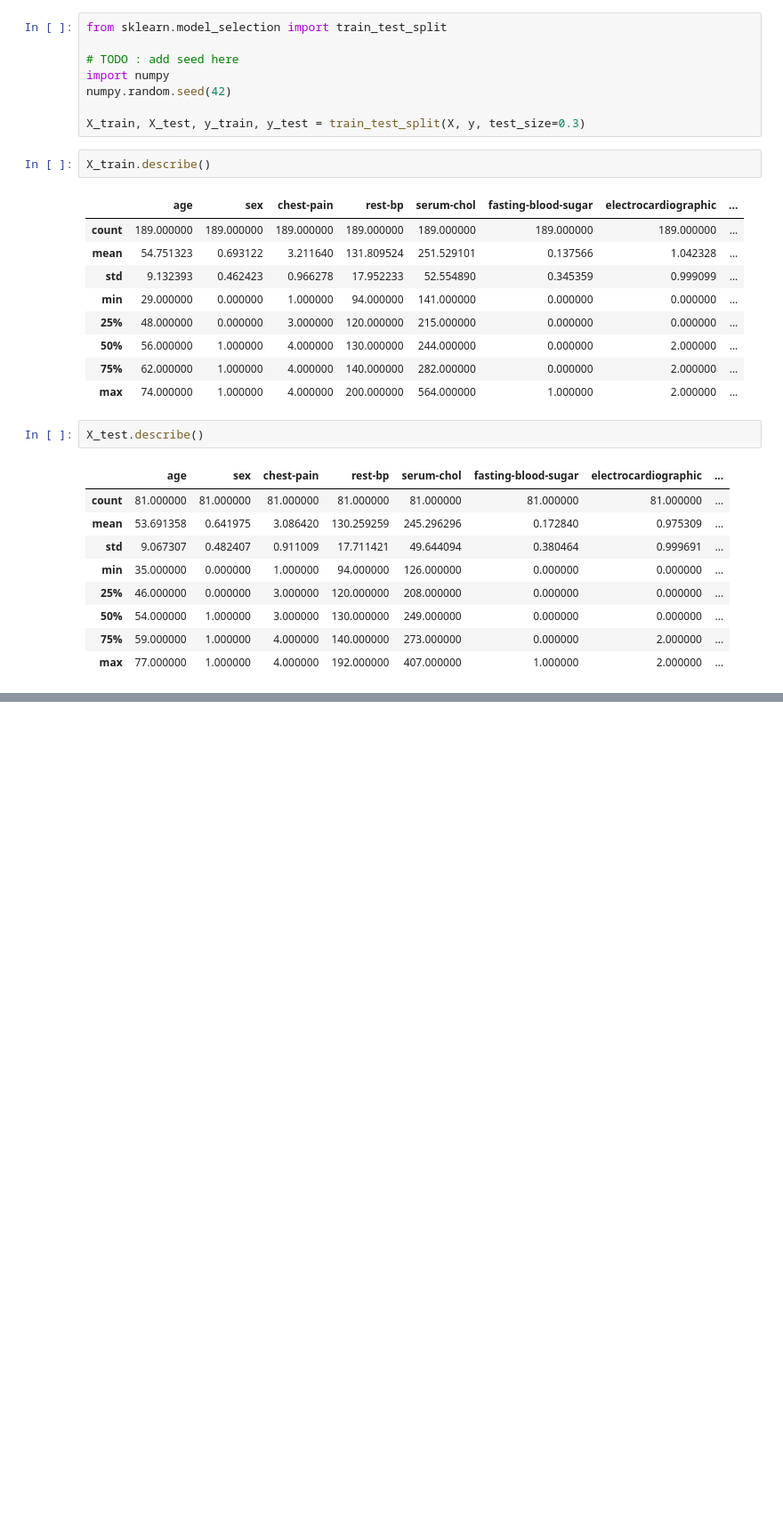
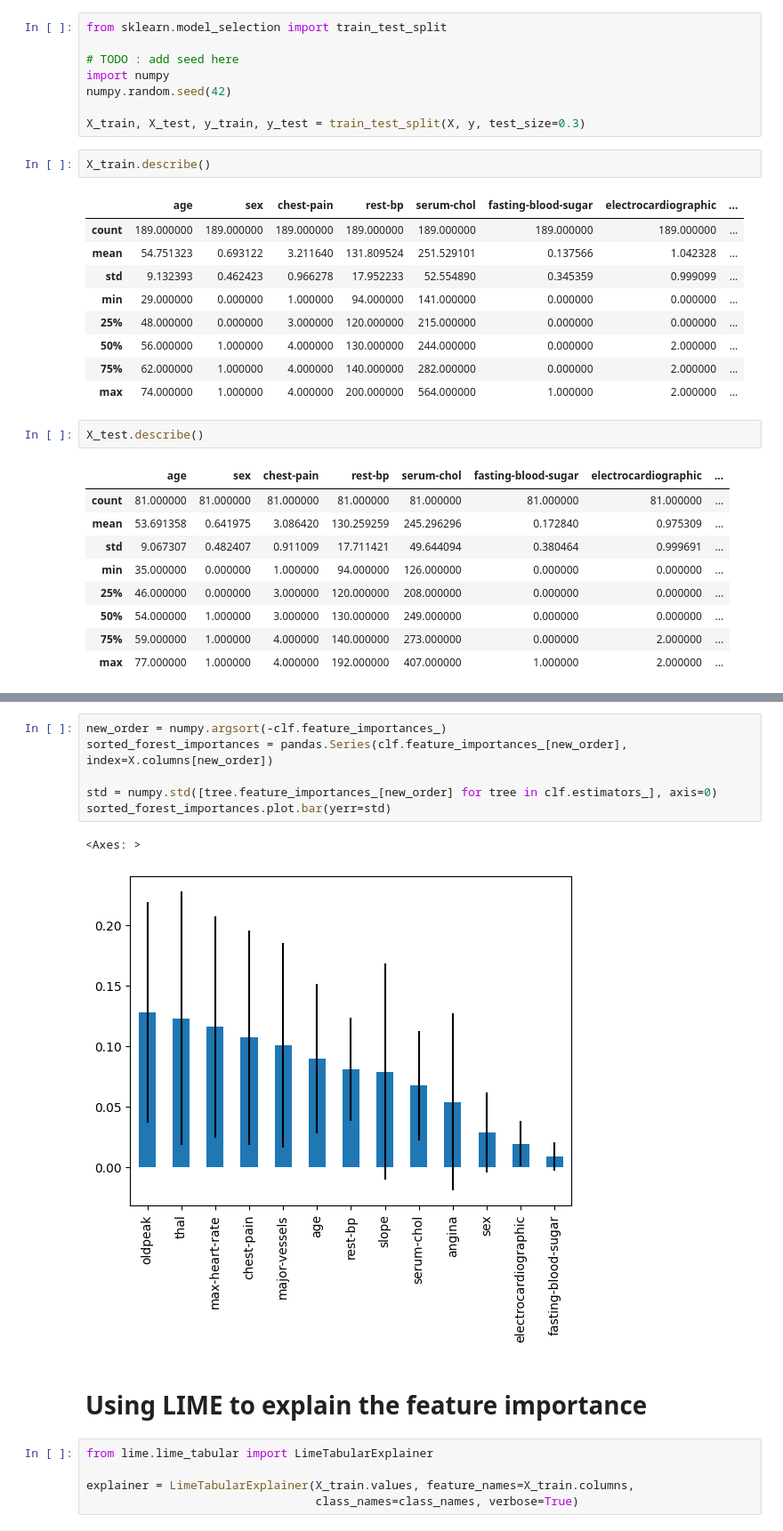
Before and after one commit to perellonieto/explaining-models, a Jupyter notebook: example_lime.ipynb, the cells around one changed output, grey strips where cells are left out. Shown at 89% size. Cells and saved outputs as stored; diff of their text form; blank space fills up the shorter version.

```diff
--- a/example_lime.ipynb
+++ b/example_lime.ipynb
@@ -134,0 +177,16 @@ y_train.shape
+# %%
+new_order = numpy.argsort(-clf.feature_importances_)
+sorted_forest_importances = pandas.Series(clf.feature_importances_[new_order], index=X.columns[new_order])
+
+std = numpy.std([tree.feature_importances_[new_order] for tree in clf.estimators_], axis=0)
+sorted_forest_importances.plot.bar(yerr=std)
+# %% [output]
+<Axes: >
+[figure, added]
+# %% [markdown]
+# Using LIME to explain the feature importance
+# %%
+from lime.lime_tabular import LimeTabularExplainer
+
+explainer = LimeTabularExplainer(X_train.values, feature_names=X_train.columns,
+                                 class_names=class_names, verbose=True)
```
Also changed, not shown: parts of 17 cells of this notebook.
